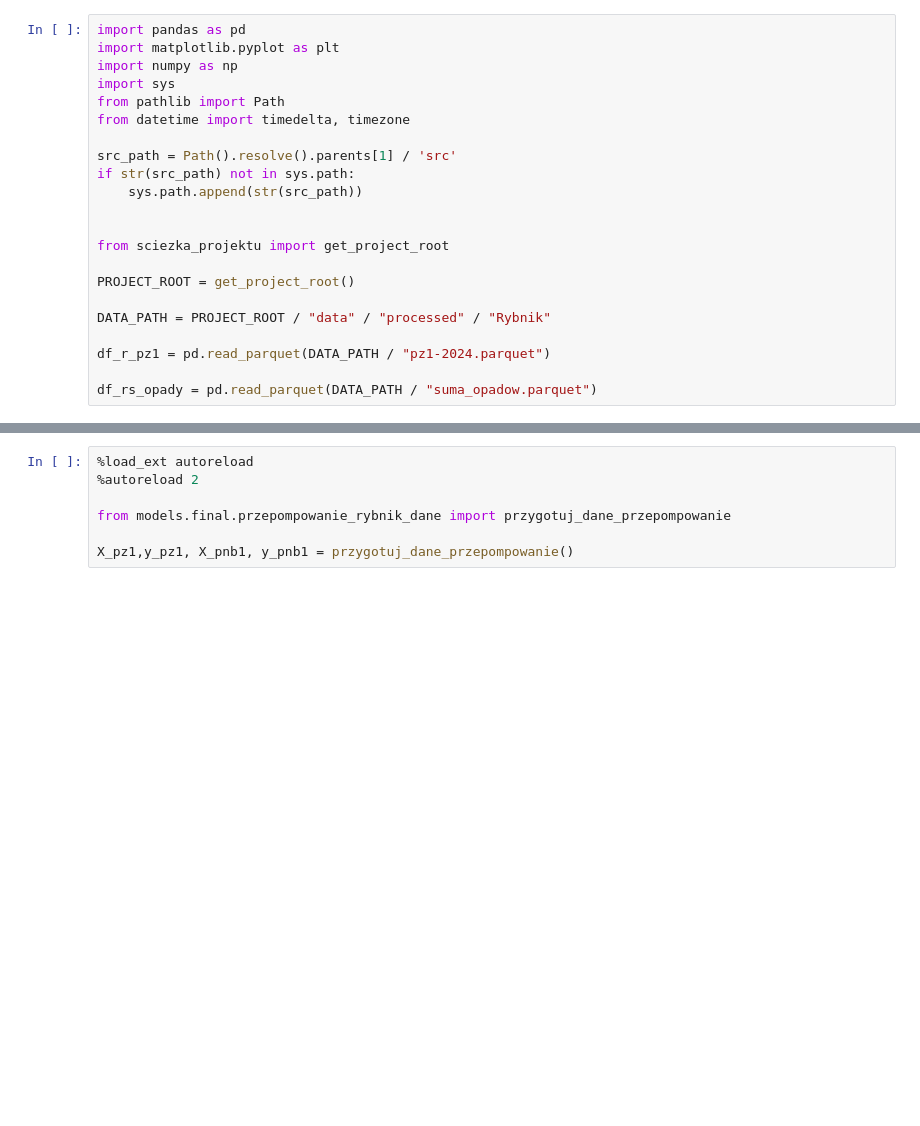
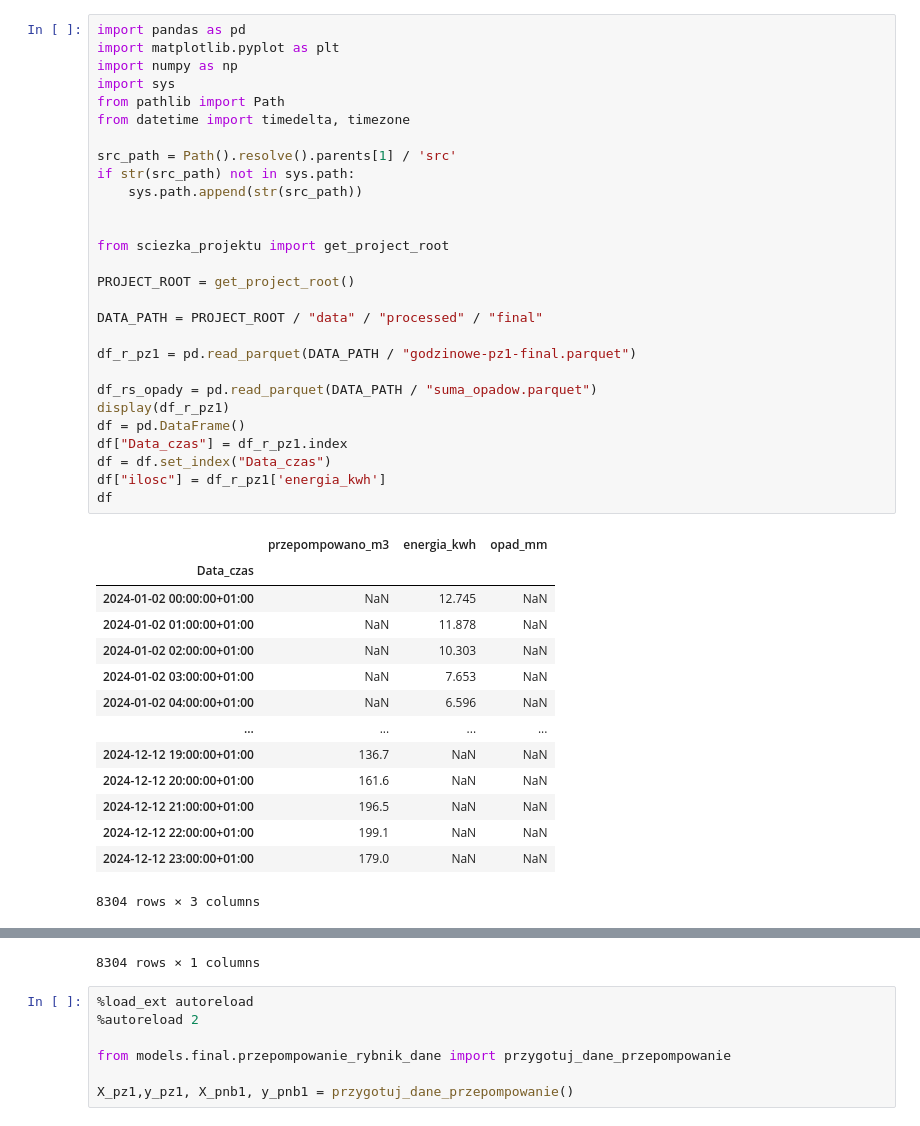
Before and after one commit to mxrtaaa/Hackaton_Smart_Water_Challenge_2026, a Jupyter notebook: models/final/CatBoost RYBNIK PZ1.ipynb, the cells around one changed output, grey strips where cells are left out. Cells and saved outputs as stored; diff of their text form; blank space fills up the shorter version.

```diff
--- a/models/final/CatBoost RYBNIK PZ1.ipynb
+++ b/models/final/CatBoost RYBNIK PZ1.ipynb
@@ -1,22 +1,43 @@
 # %%
 import pandas as pd
 import matplotlib.pyplot as plt
 import numpy as np
 import sys
 from pathlib import Path
 from datetime import timedelta, timezone
 
 src_path = Path().resolve().parents[1] / 'src'
 if str(src_path) not in sys.path:
     sys.path.append(str(src_path))
 
 
 from sciezka_projektu import get_project_root
 
 PROJECT_ROOT = get_project_root()
 
-DATA_PATH = PROJECT_ROOT / "data" / "processed" / "Rybnik"
+DATA_PATH = PROJECT_ROOT / "data" / "processed" / "final"
 
-df_r_pz1 = pd.read_parquet(DATA_PATH / "pz1-2024.parquet")
+df_r_pz1 = pd.read_parquet(DATA_PATH / "godzinowe-pz1-final.parquet")
 
 df_rs_opady = pd.read_parquet(DATA_PATH / "suma_opadow.parquet")
+display(df_r_pz1)
+df = pd.DataFrame()
+df["Data_czas"] = df_r_pz1.index
+df = df.set_index("Data_czas")
+df["ilosc"] = df_r_pz1['energia_kwh']
+df
+# %% [output]
+|  | przepompowano_m3 | energia_kwh | opad_mm |
+| Data_czas |  |  |  |
+| 2024-01-02 00:00:00+01:00 | NaN | 12.745 | NaN |
+| 2024-01-02 01:00:00+01:00 | NaN | 11.878 | NaN |
+| 2024-01-02 02:00:00+01:00 | NaN | 10.303 | NaN |
+| 2024-01-02 03:00:00+01:00 | NaN | 7.653 | NaN |
+| 2024-01-02 04:00:00+01:00 | NaN | 6.596 | NaN |
+| ... | ... | ... | ... |
+| 2024-12-12 19:00:00+01:00 | 136.7 | NaN | NaN |
+| 2024-12-12 20:00:00+01:00 | 161.6 | NaN | NaN |
+| 2024-12-12 21:00:00+01:00 | 196.5 | NaN | NaN |
+| 2024-12-12 22:00:00+01:00 | 199.1 | NaN | NaN |
+| 2024-12-12 23:00:00+01:00 | 179.0 | NaN | NaN |
+8304 rows × 3 columns
@@ -23,3 +57,4 @@ df_rs_opady = pd.read_parquet(DATA_PATH / "suma_opadow.parquet")
+8304 rows × 1 columns
 # %%
 %load_ext autoreload
 %autoreload 2
```
Also changed, not shown: parts of 1 cell of this notebook, 2 other files.
